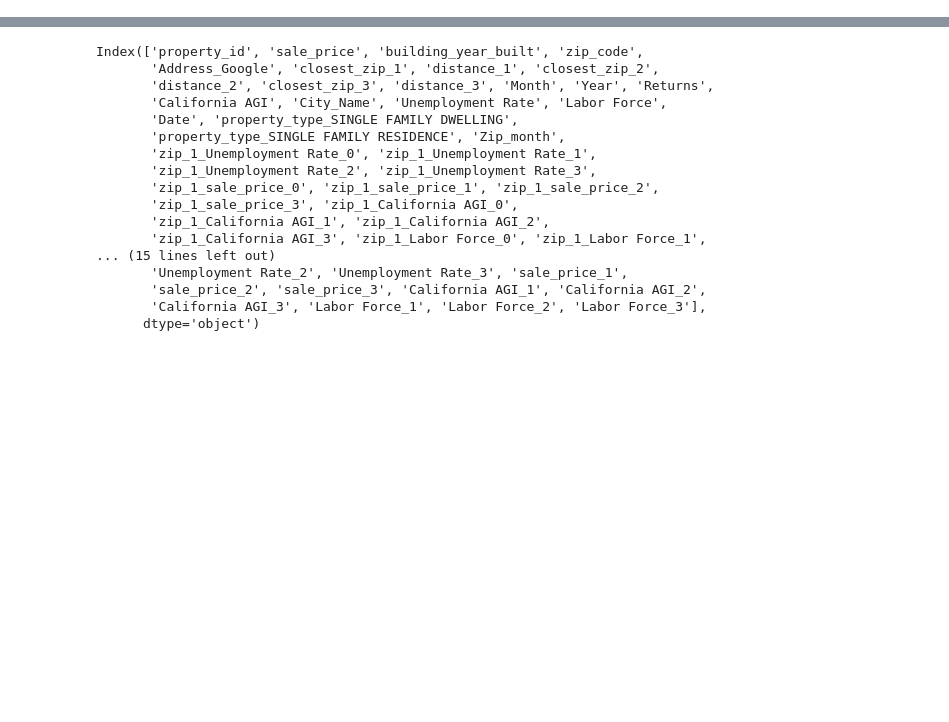
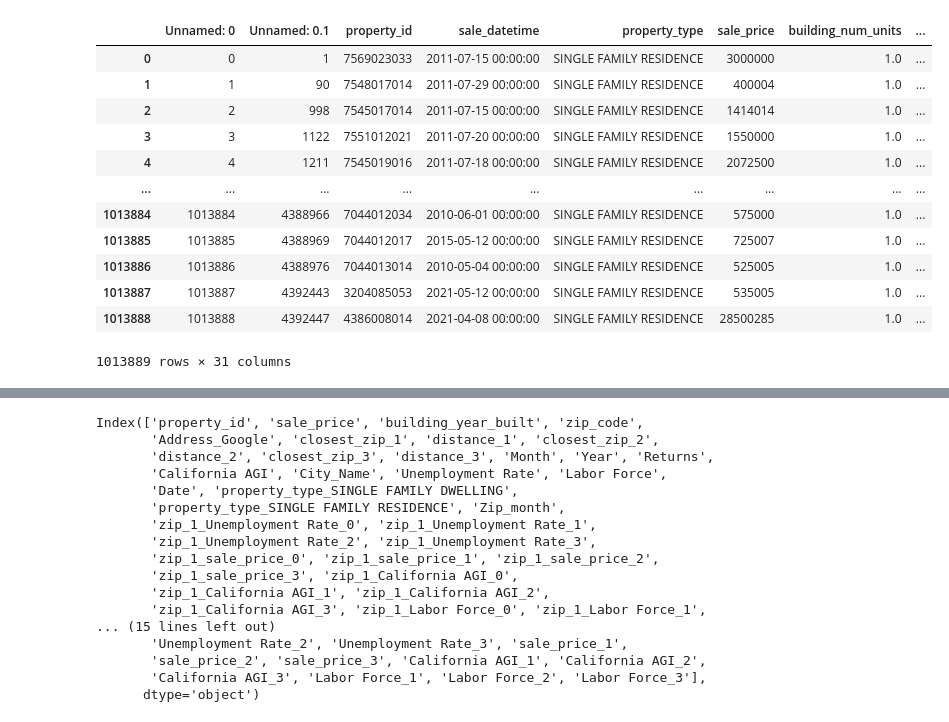
Before and after one commit to evanbruno617/housing_price_forecasting, a Jupyter notebook: data_preprocessing.ipynb, the cells around one changed output, grey strips where cells are left out. Saved outputs shown, nothing was run; the diff lists cells and outputs as text; code cells hidden in the pictures; blank space fills up the shorter version.

```diff
--- a/data_preprocessing.ipynb
+++ b/data_preprocessing.ipynb
@@ -51,5 +14,20 @@ AttributeError: _ARRAY_API not found
 # %%
-data_df = pd.read_csv('city_df.csv')
+# read in df
+data_df = pd.read_csv('city_df_2.csv')
 data_df
+# %% [output]
+|  | Unnamed: 0 | Unnamed: 0.1 | property_id | sale_datetime | property_type | sale_price | building_num_units | ... |
+| 0 | 0 | 1 | 7569023033 | 2011-07-15 00:00:00 | SINGLE FAMILY RESIDENCE | 3000000 | 1.0 | ... |
+| 1 | 1 | 90 | 7548017014 | 2011-07-29 00:00:00 | SINGLE FAMILY RESIDENCE | 400004 | 1.0 | ... |
+| 2 | 2 | 998 | 7545017014 | 2011-07-15 00:00:00 | SINGLE FAMILY RESIDENCE | 1414014 | 1.0 | ... |
+| 3 | 3 | 1122 | 7551012021 | 2011-07-20 00:00:00 | SINGLE FAMILY RESIDENCE | 1550000 | 1.0 | ... |
+| 4 | 4 | 1211 | 7545019016 | 2011-07-18 00:00:00 | SINGLE FAMILY RESIDENCE | 2072500 | 1.0 | ... |
+| ... | ... | ... | ... | ... | ... | ... | ... | ... |
+| 1013884 | 1013884 | 4388966 | 7044012034 | 2010-06-01 00:00:00 | SINGLE FAMILY RESIDENCE | 575000 | 1.0 | ... |
+| 1013885 | 1013885 | 4388969 | 7044012017 | 2015-05-12 00:00:00 | SINGLE FAMILY RESIDENCE | 725007 | 1.0 | ... |
+| 1013886 | 1013886 | 4388976 | 7044013014 | 2010-05-04 00:00:00 | SINGLE FAMILY RESIDENCE | 525005 | 1.0 | ... |
+| 1013887 | 1013887 | 4392443 | 3204085053 | 2021-05-12 00:00:00 | SINGLE FAMILY RESIDENCE | 535005 | 1.0 | ... |
+| 1013888 | 1013888 | 4392447 | 4386008014 | 2021-04-08 00:00:00 | SINGLE FAMILY RESIDENCE | 28500285 | 1.0 | ... |
+1013889 rows × 31 columns
 # %%
 data_df.columns
```
Also changed, not shown: parts of 15 cells of this notebook, 8 other files.
